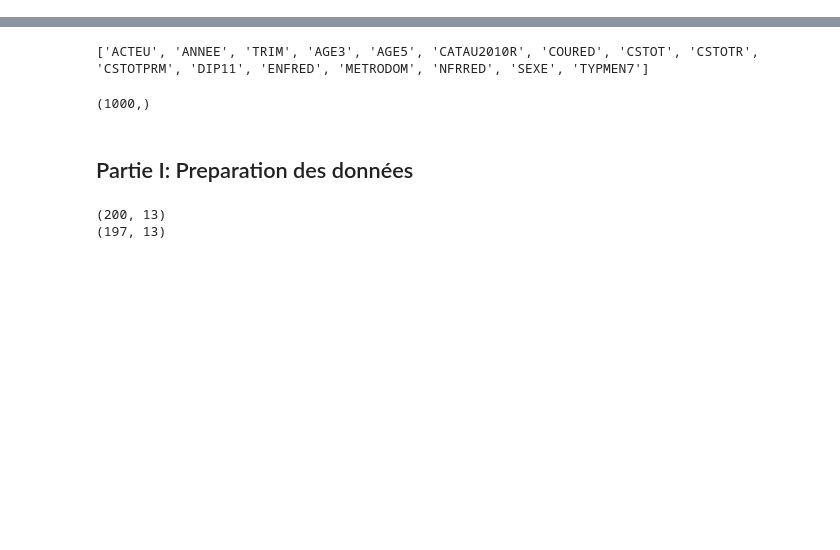
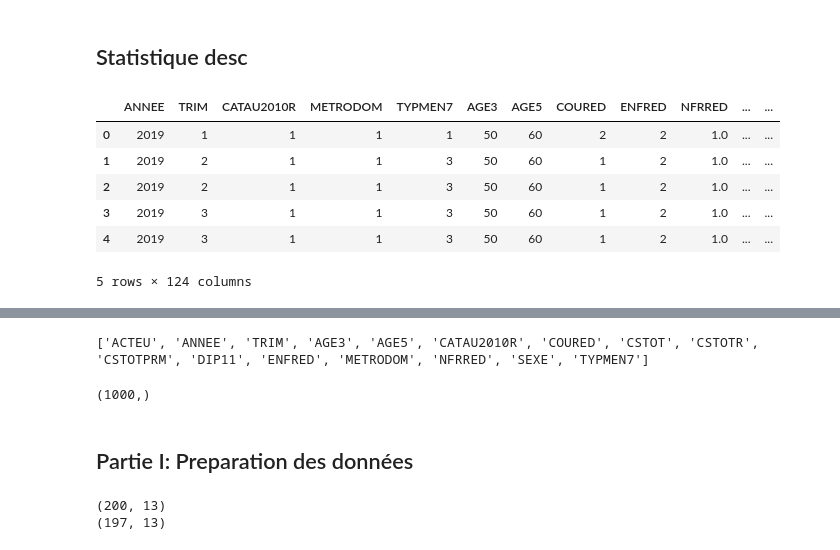
Before and after one commit to Alexis-Barrau/python_ensae, a Jupyter notebook: Scripts/Script first analysis.ipynb, the cells around one changed output, grey strips where cells are left out. Drawn from its saved outputs; the diff is of its cells as text; code cells hidden in the pictures; blank space fills up the shorter version.

```diff
--- a/Scripts/Script first analysis.ipynb
+++ b/Scripts/Script first analysis.ipynb
@@ -22,3 +23,15 @@ zip_df = ZipFile(BytesIO(requete.content)) #créer un fichier ZIP
 # Extraire le fichier CSV du ZIP
 with zip_df.open(zip_df.namelist()[0]) as extrait:
     EEC_2020 = pd.read_csv(extrait, delimiter=";") # Lire le fichier CSV avec pandas
+# %% [markdown]
+## Statistique desc
+# %%
+EEC_2019.head()
+# %% [output]
+|  | ANNEE | TRIM | CATAU2010R | METRODOM | TYPMEN7 | AGE3 | AGE5 | COURED | ENFRED | NFRRED | ... | ... |
+| 0 | 2019 | 1 | 1 | 1 | 1 | 50 | 60 | 2 | 2 | 1.0 | ... | ... |
+| 1 | 2019 | 2 | 1 | 1 | 3 | 50 | 60 | 1 | 2 | 1.0 | ... | ... |
+| 2 | 2019 | 2 | 1 | 1 | 3 | 50 | 60 | 1 | 2 | 1.0 | ... | ... |
+| 3 | 2019 | 3 | 1 | 1 | 3 | 50 | 60 | 1 | 2 | 1.0 | ... | ... |
+| 4 | 2019 | 3 | 1 | 1 | 3 | 50 | 60 | 1 | 2 | 1.0 | ... | ... |
+5 rows × 124 columns
```
Also changed, not shown: parts of 8 cells of this notebook.
